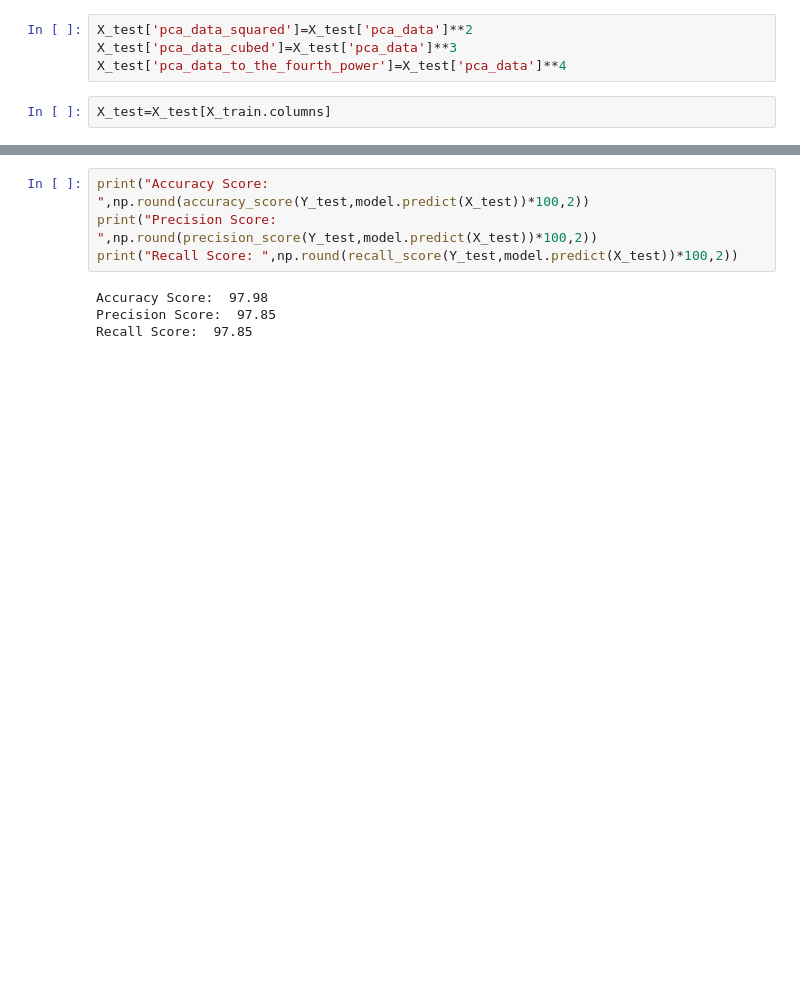
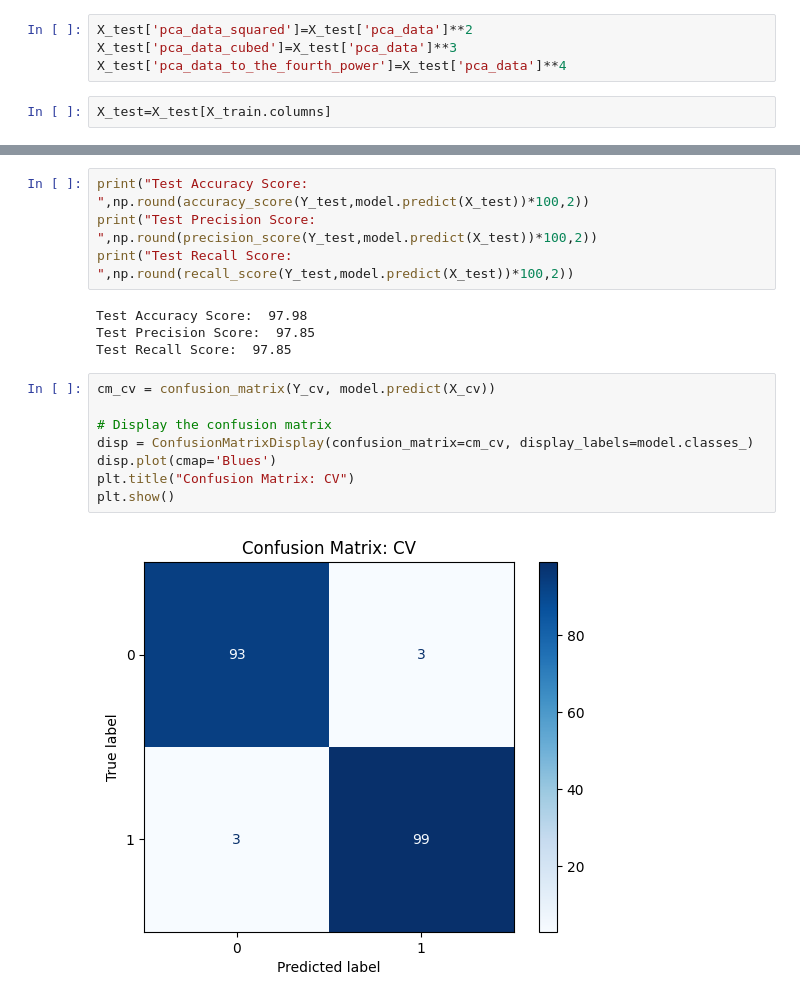
Before and after one commit to RujhaanTaneja/BMC-521-Data-Science-For-Managers-Project-Submission, a Jupyter notebook: Code Files/Modelling.ipynb, the cells around one changed output, grey strips where cells are left out. Drawn from its saved outputs; the diff is of its cells as text; blank space fills up the shorter version.

Commit message:
Kaggle Notebook | Modelling-Logistic-reg | Version 4

```diff
--- a/Code Files/Modelling.ipynb
+++ b/Code Files/Modelling.ipynb
@@ -165,8 +166,18 @@ X_test=X_test[X_train.columns]
 # %%
-print("Accuracy Score: ",np.round(accuracy_score(Y_test,model.predict(X_test))*100,2))
-print("Precision Score: ",np.round(precision_score(Y_test,model.predict(X_test))*100,2))
-print("Recall Score: ",np.round(recall_score(Y_test,model.predict(X_test))*100,2))
+print("Test Accuracy Score: ",np.round(accuracy_score(Y_test,model.predict(X_test))*100,2))
+print("Test Precision Score: ",np.round(precision_score(Y_test,model.predict(X_test))*100,2))
+print("Test Recall Score: ",np.round(recall_score(Y_test,model.predict(X_test))*100,2))
 # %% [output]
-Accuracy Score:  97.98
-Precision Score:  97.85
-Recall Score:  97.85
+Test Accuracy Score:  97.98
+Test Precision Score:  97.85
+Test Recall Score:  97.85
+# %%
+cm_cv = confusion_matrix(Y_cv, model.predict(X_cv))
+
+# Display the confusion matrix
+disp = ConfusionMatrixDisplay(confusion_matrix=cm_cv, display_labels=model.classes_)
+disp.plot(cmap='Blues')
+plt.title("Confusion Matrix: CV")
+plt.show()
+# %% [output]
+[figure, added]
```
Also changed, not shown: parts of 6 cells of this notebook.
